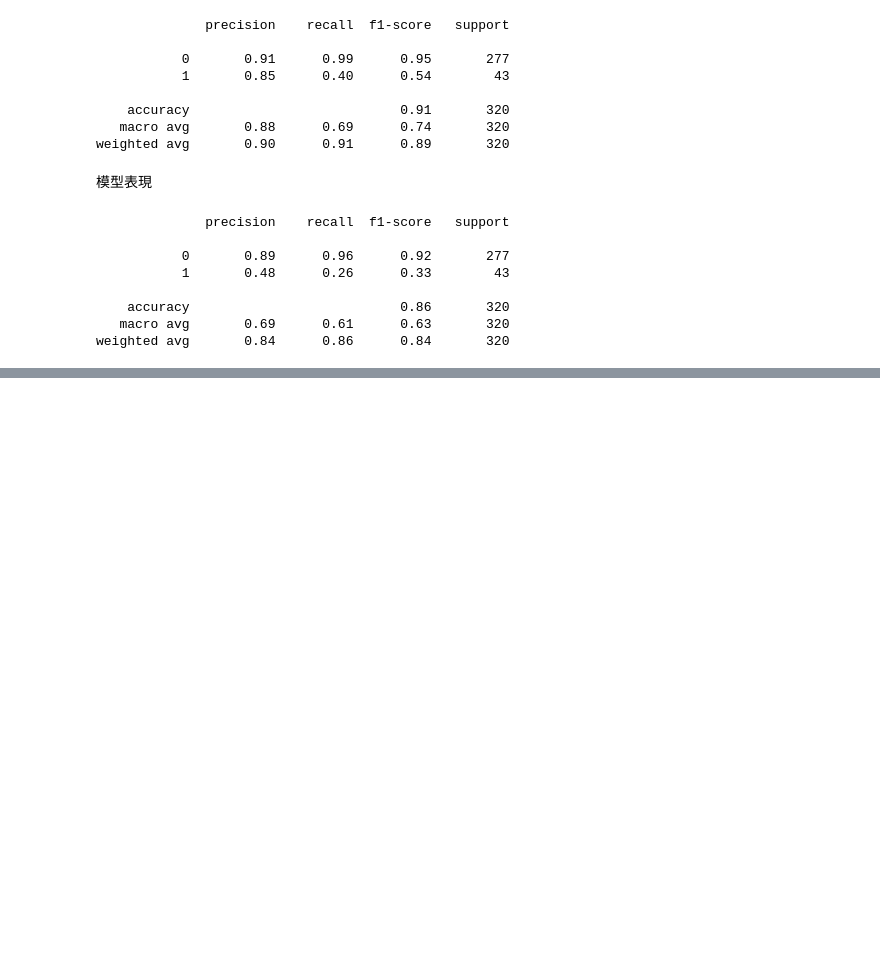
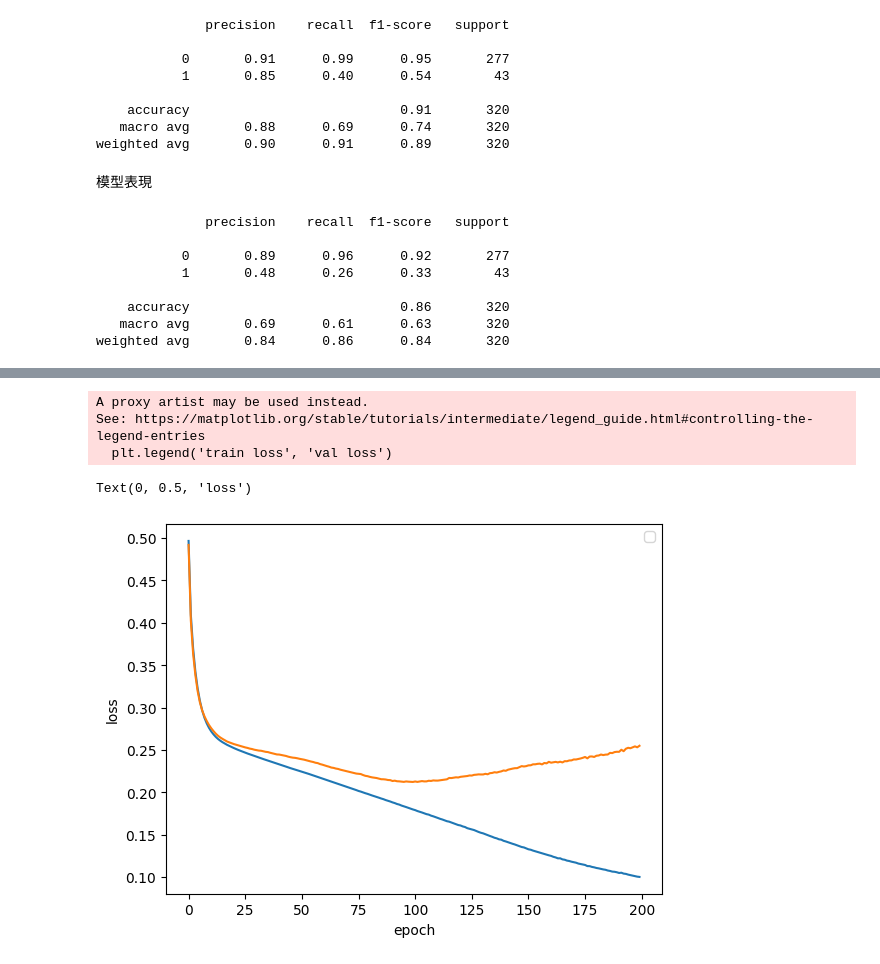
Before and after one commit to mavischi/Prediction-of-quality-of-Wine, a Jupyter notebook: Project_02_Red_Wine_Quality.ipynb, the cells around one changed output, grey strips where cells are left out. Saved outputs shown, nothing was run; the diff lists cells and outputs as text; code cells hidden in the pictures; blank space fills up the shorter version.

```diff
--- a/Project_02_Red_Wine_Quality.ipynb
+++ b/Project_02_Red_Wine_Quality.ipynb
@@ -305,0 +308,9 @@ weighted avg       0.84      0.86      0.84       320
+# %%
+rfc = RandomForestClassifier(random_state=42)
+Parameters = {
+    'max_depth':[5, 10, 20],
+    'n_estimators':[10, 50, 100, 150]
+}
+
+cv = RandomizedSearchCV(rfc, Parameters, cv=5)
+cv.fit(X_train, y_train)
@@ -305,0 +421,12 @@ weighted avg       0.84      0.86      0.84       320
+# %%
+plt.plot(training_losses)
+plt.plot(val_losses)
+plt.legend('train loss', 'val loss')
+plt.xlabel('epoch')
+plt.ylabel('loss')
+# %% [output]
+A proxy artist may be used instead.
+See: https://matplotlib.org/stable/tutorials/intermediate/legend_guide.html#controlling-the-legend-entries
+  plt.legend('train loss', 'val loss')
+Text(0, 0.5, 'loss')
+[figure, added]
```
Also changed, not shown: parts of 8 cells of this notebook.
